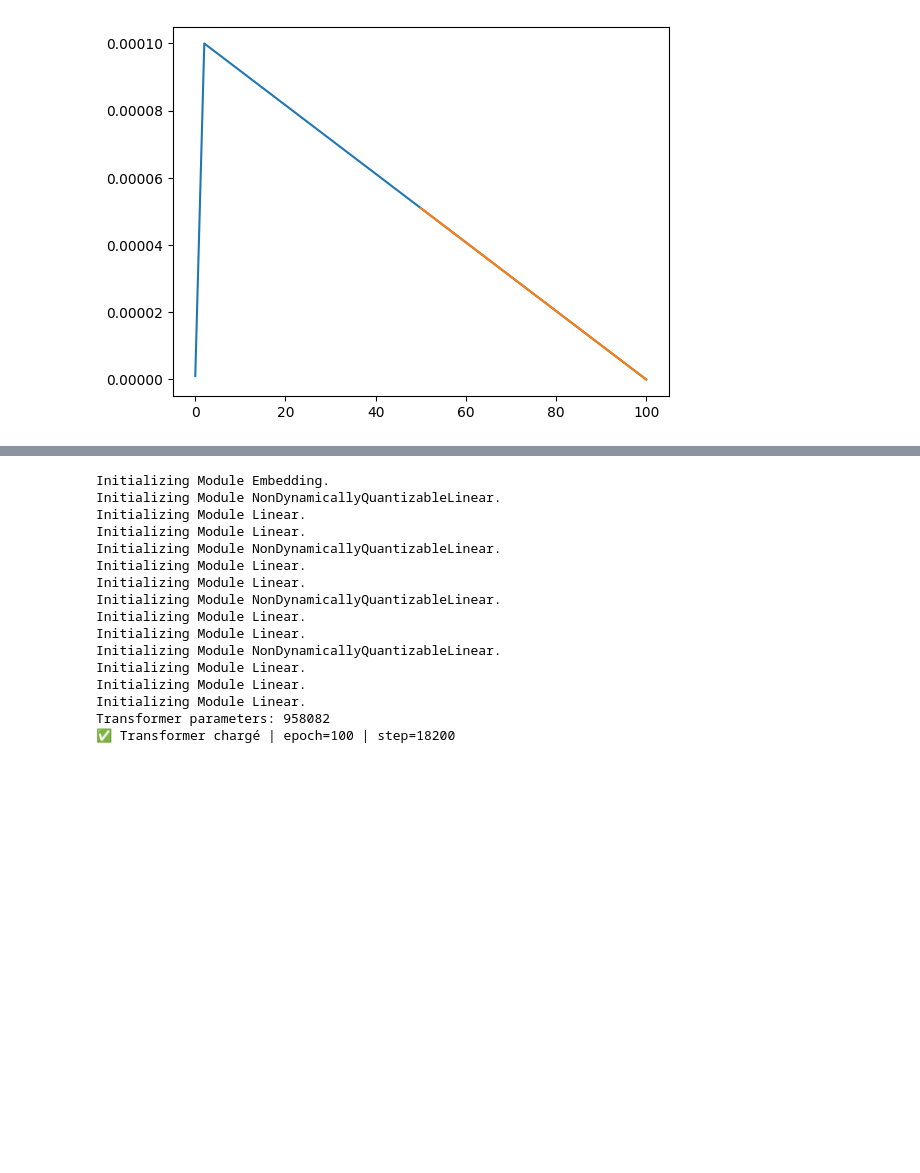
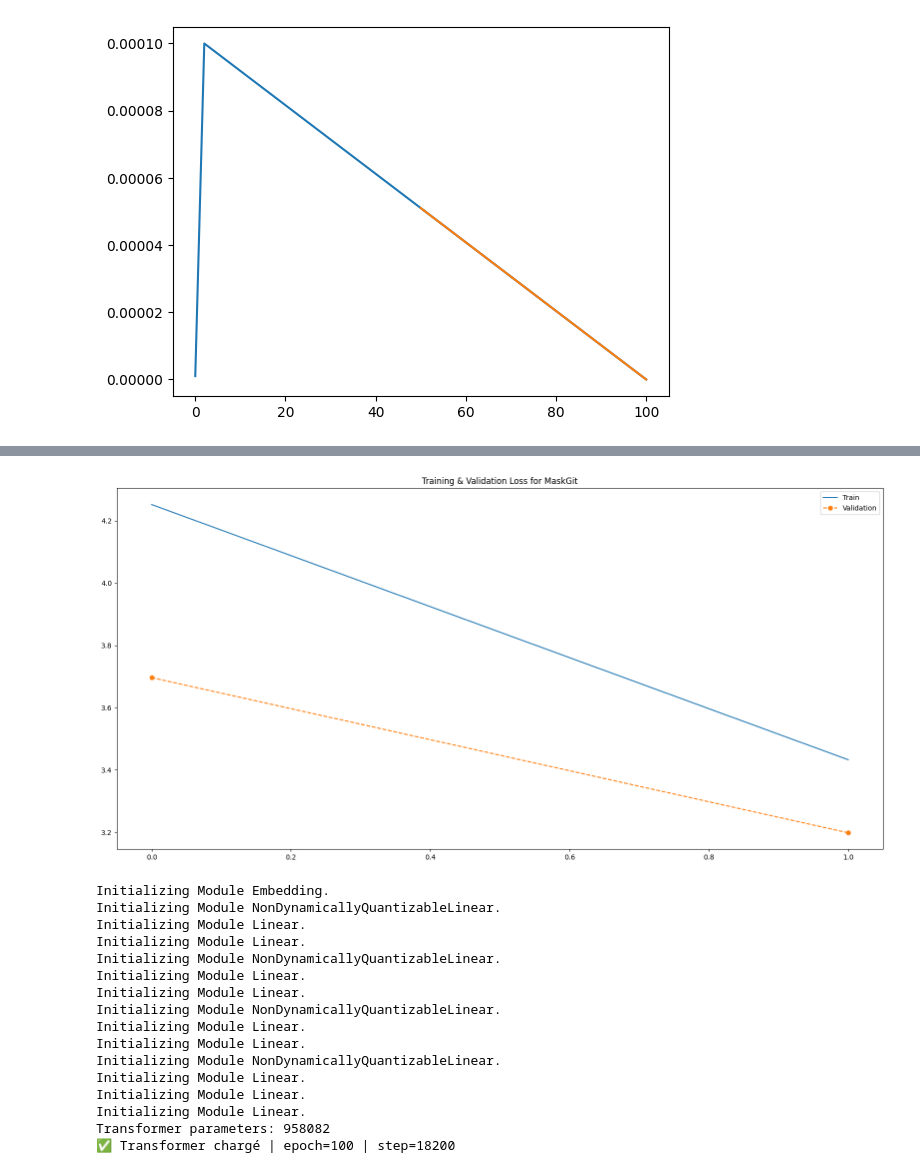
Before and after one commit to sayansuos/3A-pfe, a Jupyter notebook: maskgit_pokemon.ipynb, the cells around one changed output, grey strips where cells are left out. Saved outputs shown, nothing was run; the diff lists cells and outputs as text; code cells hidden in the pictures; blank space fills up the shorter version.

```diff
--- a/maskgit_pokemon.ipynb
+++ b/maskgit_pokemon.ipynb
@@ -362,13 +364,13 @@ num_residual_hiddens = 32       # Pour le bloc résiduel
 num_residual_layers = 2
 
 embedding_dim = 64              # Taille des vecteurs dans le dictionnaire
-num_embeddings = 128           # Nombre de vecteurs dans le dictionnaire -> à ajuster avec la perplexité
+num_embeddings = 512           # Nombre de vecteurs dans le dictionnaire -> à ajuster avec la perplexité
 
-commitment_cost = 0.5      # Force l'encodeur à ne pas trop s'éloigner du dictionnaire -> mettre à 0.5 si le modèle converge pas
+commitment_cost = 0.3      # Force l'encodeur à ne pas trop s'éloigner du dictionnaire -> mettre à 0.5 si le modèle converge pas
 
-decay = 0.95
+decay = 0.97
 
-learning_rate = 1e-4
+learning_rate = 1e-5
 
 print("Iteration per epoch:", len(training_data) // batch_size)
 print("Epoch:", epochs)
@@ -1036,6 +1041,9 @@ class TrainTransformer:
               T_max=500,
               eta_min=1e-6
         )
+
+        self.train_loss = []
+        self.val_loss = []
 
         """
         self.lr_schedule = WarmupLinearLRSchedule(
@@ -1131,6 +1139,8 @@ class TrainTransformer:
             val_loss = self.validate(args)
             self.logger.add_scalar("Train Loss", avg_train_loss, epoch)
             self.logger.add_scalar("Val Loss", val_loss, epoch)
+            self.train_loss.append(avg_train_loss)
+            self.val_loss.append(val_loss)
             self.scheduler.step()
             self.save_checkpoint(epoch, step)
 
@@ -1172,12 +1182,12 @@ if __name__ == '__main__':
     args.run_name = "<name>"
     args.dataset_path = r"C:\Users\dome\datasets\landscape"
     args.checkpoint_path = r".\..\checkpoints"
-    args.n_layers = 4
-    args.dim = 128
-    args.hidden_dim = 512
-    args.batch_size = 1
-    args.accum_grad = 10
-    args.epochs = 100
+    args.n_layers = 12
+    args.dim = 512
+    args.hidden_dim = 2048
+    args.batch_size = 4
+    args.accum_grad = 8
+    args.epochs = 200
 
     args.start_from_epoch = 0
 
@@ -1239,3 +1220,21 @@ Epoch 12:
+# %%
+import numpy as np
+import matplotlib.pyplot as plt
+
+val_error = train_transformer.val_loss
+train_error = train_transformer.train_loss
+
+val_interval_iterations = 100 * len(training_loader)
+
+plt.figure(figsize=(16, 8))
+plt.plot(train_error, label='Train')
+plt.plot(val_error, label='Validation', marker='o', linestyle='--')
+plt.title("Training & Validation Loss for MaskGit")
+plt.legend()
+plt.tight_layout()
+plt.show()
+# %% [output]
+[figure, added]
 # %%
 vq_transformer = VQVAETransformer(args).to(args.device)
 vq_transformer.load_transformer_checkpoint(epoch=100, device=device)
```
Also changed, not shown: parts of 3 cells of this notebook, 2 other files.
